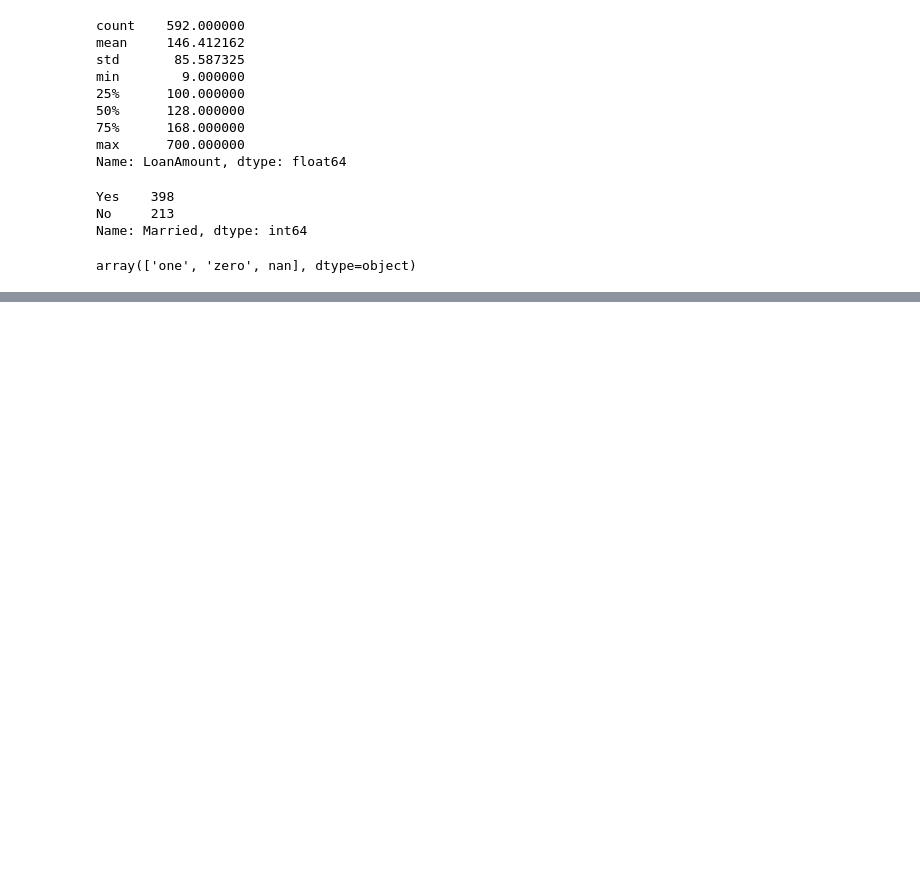
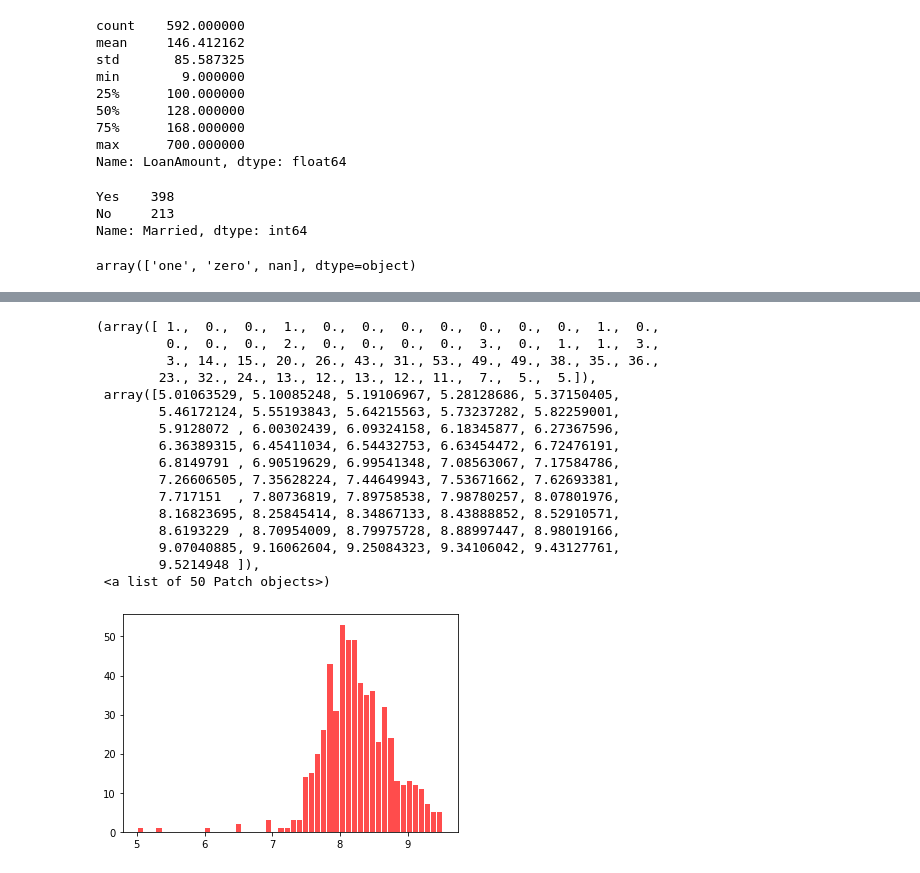
Before and after one commit to NabilBis/Loan-Prediction, a Jupyter notebook: Loan Prediction.ipynb, the cells around one changed output, grey strips where cells are left out. Cells and saved outputs as stored; diff of their text form; code cells hidden in the pictures; blank space fills up the shorter version.

```diff
--- a/Loan Prediction.ipynb
+++ b/Loan Prediction.ipynb
@@ -484,0 +628,20 @@ print("O")
+# %%
+plt.hist(x=applicant, bins=50, color='red', alpha=0.7, rwidth=0.85)
+# %% [output]
+(array([ 1.,  0.,  0.,  1.,  0.,  0.,  0.,  0.,  0.,  0.,  0.,  1.,  0.,
+         0.,  0.,  0.,  2.,  0.,  0.,  0.,  0.,  3.,  0.,  1.,  1.,  3.,
+         3., 14., 15., 20., 26., 43., 31., 53., 49., 49., 38., 35., 36.,
+        23., 32., 24., 13., 12., 13., 12., 11.,  7.,  5.,  5.]),
+ array([5.01063529, 5.10085248, 5.19106967, 5.28128686, 5.37150405,
+        5.46172124, 5.55193843, 5.64215563, 5.73237282, 5.82259001,
+        5.9128072 , 6.00302439, 6.09324158, 6.18345877, 6.27367596,
+        6.36389315, 6.45411034, 6.54432753, 6.63454472, 6.72476191,
+        6.8149791 , 6.90519629, 6.99541348, 7.08563067, 7.17584786,
+        7.26606505, 7.35628224, 7.44649943, 7.53671662, 7.62693381,
+        7.717151  , 7.80736819, 7.89758538, 7.98780257, 8.07801976,
+        8.16823695, 8.25845414, 8.34867133, 8.43888852, 8.52910571,
+        8.6193229 , 8.70954009, 8.79975728, 8.88997447, 8.98019166,
+        9.07040885, 9.16062604, 9.25084323, 9.34106042, 9.43127761,
+        9.5214948 ]),
+ <a list of 50 Patch objects>)
+[figure, added]
```
Also changed, not shown: parts of 13 cells of this notebook.
